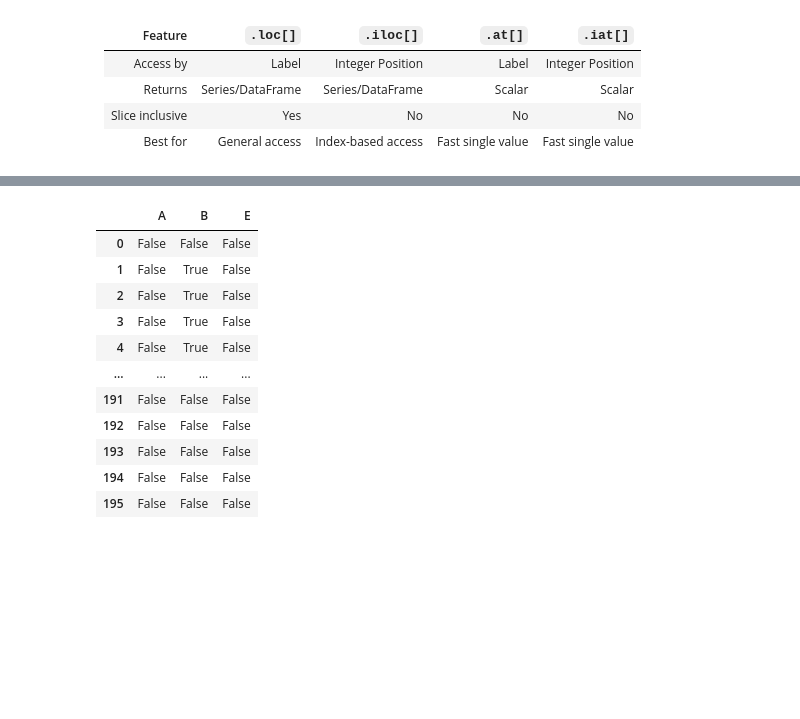
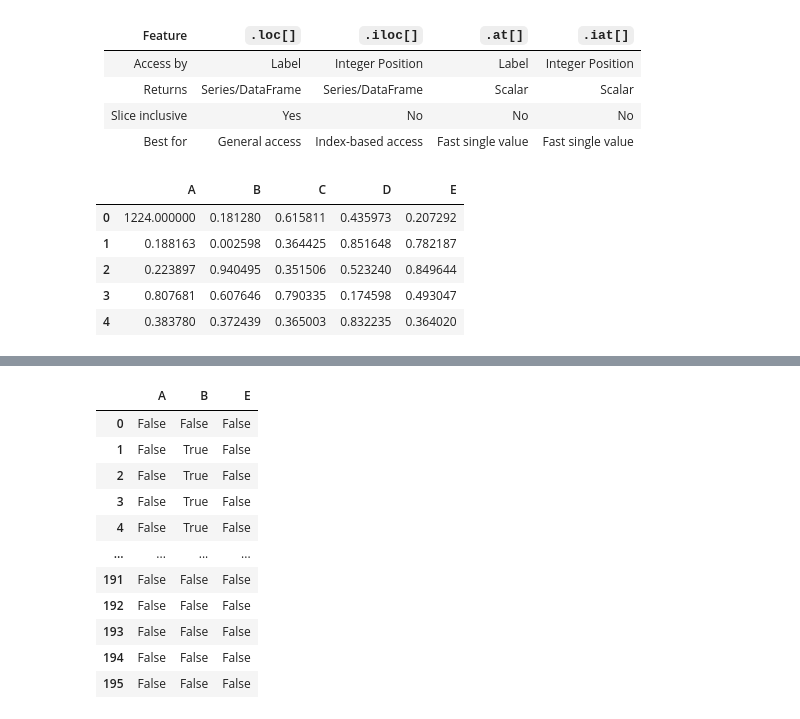
Before and after one commit to RishiSharmapro/Machine-Learning, a Jupyter notebook: pandas/pandas_basic.ipynb, the cells around one changed output, grey strips where cells are left out. Drawn from its saved outputs; the diff is of its cells as text; code cells hidden in the pictures; blank space fills up the shorter version.

```diff
--- a/pandas/pandas_basic.ipynb
+++ b/pandas/pandas_basic.ipynb
@@ -331,4 +373,13 @@ np.float64(1224.0)
 | Returns         | Series/DataFrame | Series/DataFrame   | Scalar            | Scalar            |
 | Slice inclusive | Yes              | No                 | No                | No                |
 | Best for        | General access   | Index-based access | Fast single value | Fast single value |
+# %%
+newdf2.head()
+# %% [output]
+|  | A | B | C | D | E |
+| 0 | 1224.000000 | 0.181280 | 0.615811 | 0.435973 | 0.207292 |
+| 1 | 0.188163 | 0.002598 | 0.364425 | 0.851648 | 0.782187 |
+| 2 | 0.223897 | 0.940495 | 0.351506 | 0.523240 | 0.849644 |
+| 3 | 0.807681 | 0.607646 | 0.790335 | 0.174598 | 0.493047 |
+| 4 | 0.383780 | 0.372439 | 0.365003 | 0.832235 | 0.364020 |
 # %%
```
Also changed, not shown: parts of 26 cells of this notebook, 3 other files.
